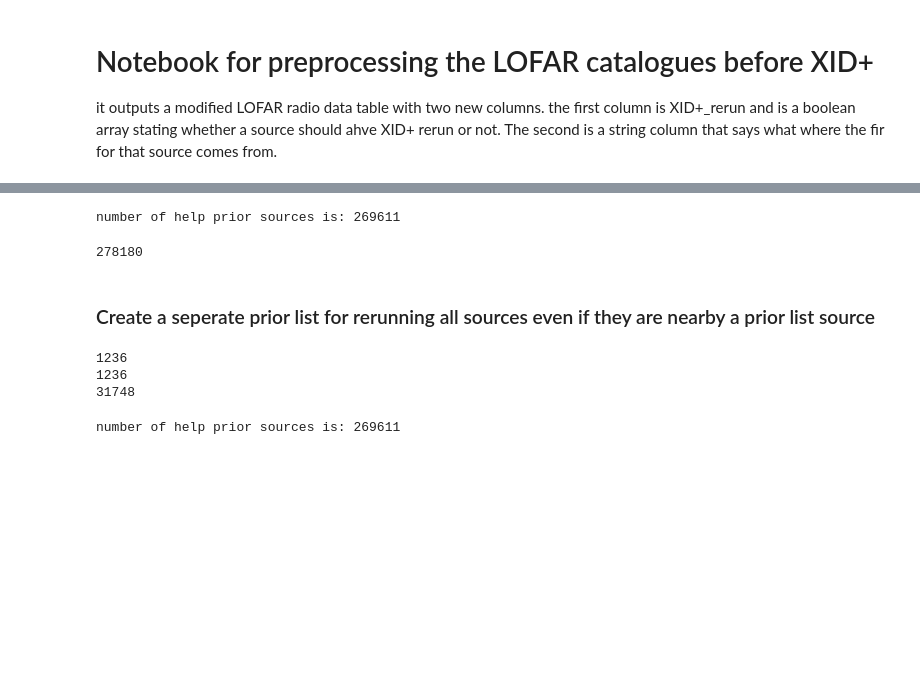
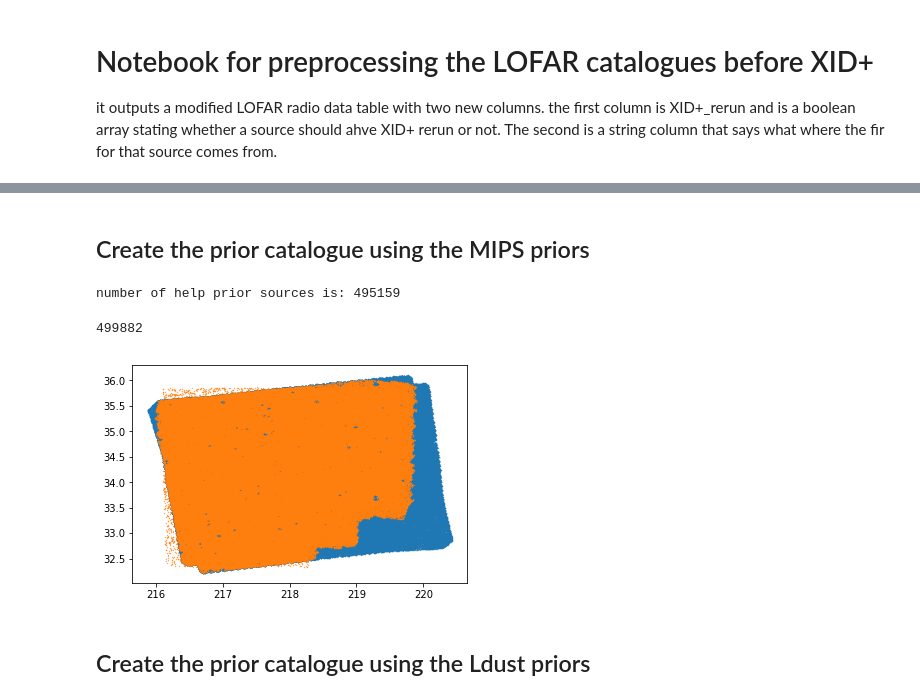
Before and after one commit to StevenDuivenvoorden/FIR-group, a Jupyter notebook: Ian/lofar/deep_fields/Bootes/XID+_preparation.ipynb, the cells around one changed output, grey strips where cells are left out. Saved outputs shown, nothing was run; the diff lists cells and outputs as text; code cells hidden in the pictures; blank space fills up the shorter version.

```diff
--- a/Ian/lofar/deep_fields/Bootes/XID+_preparation.ipynb
+++ b/Ian/lofar/deep_fields/Bootes/XID+_preparation.ipynb
@@ -63,8 +129,8 @@ MIPS covers: 8.705827417989953sq degrees
 # %%
-#Read in the LOFAR data and select sources with no FIR measurements from XID+
-lofar = Table.read('data/data_release/final_cross_match_catalogue-v0.1.fits')
+lofar = Table.read('data/data_release/final_cross_match_catalogue-v0.5.fits')
 mask = (~np.isnan(lofar['F_SPIRE_250'])) | (~np.isnan(lofar['F_SPIRE_350'])) | (~np.isnan(lofar['F_SPIRE_500']))
 lofar = lofar[~mask]
+print(len(lofar))
 
 ras = lofar['optRA']
 mask = np.isnan(ras)
@@ -87,5 +160,5 @@ len(lofar)
 # %%
-#Read in the HELP masterlist and select the wanted columns
-columns = 'ra','dec','help_id','flag_optnir_det','f_mips_24'
-masterlist = Table.read('../../../../../HELP/dmu_products/dmu32/dmu32_ELAIS-N1/data/ELAIS-N1_20171020.fits')
+columns = 'ra','dec','help_id','flag_optnir_det','f_irac_i1','f_irac_i2','f_irac_i3','f_irac_i4','f_mips_24','f_pacs_green','f_pacs_red'
+masterlist = Table.read('../../../../../HELP/dmu_products/dmu32/dmu32_Bootes/data/Bootes_20190701_cigale.fits')
 help_masterlist = masterlist[columns]
+help_masterlist[0]
@@ -92,7 +171,9 @@ help_masterlist = masterlist[columns]
+# %% [markdown]
+## Create the prior catalogue using the MIPS priors
 # %%
 mips_mask = (help_masterlist['flag_optnir_det']>=5) & (help_masterlist['f_mips_24']>20)
 
 prior_cat = help_masterlist[mips_mask]
 print('number of help prior sources is: {}'.format(len(prior_cat)))
 # %% [output]
-number of help prior sources is: 269611
+number of help prior sources is: 495159
@@ -108,5 +181,5 @@ lofar_prior.add_columns([cra,cdec,cids,cdet,cmips])
 prior_cat = vstack([prior_cat,lofar_prior])
 len(prior_cat)
 # %% [output]
-278180
+499882
 # %%
@@ -114,21 +186,0 @@ Table.write(prior_cat,'data/data_release/xidplus_prior_cat.fits',overwrite=True)
-# %% [markdown]
-### Create a seperate prior list for rerunning all sources even if they are nearby a prior list source
-# %%
-lofar = Table.read('data/data_release/final_cross_match_catalogue-v0.1.fits')
-
-ras = lofar['optRA']
-mask = np.isnan(ras)
-print(np.sum(mask))
-ras[mask] = lofar['RA'][mask]
-
-decs = lofar['optDec']
-mask = np.isnan(decs)
-print(np.sum(mask))
-decs[mask] = lofar['DEC'][mask]
-
-ids = lofar['Source_Name']
-print(len(ras))
-# %% [output]
-1236
-1236
-31748
@@ -139,7 +186,0 @@ help_masterlist = masterlist[columns]
-# %%
-mips_mask = (help_masterlist['flag_optnir_det']>=5) & (help_masterlist['f_mips_24']>20)
-
-prior_cat = help_masterlist[mips_mask]
-print('number of help prior sources is: {}'.format(len(prior_cat)))
-# %% [output]
-number of help prior sources is: 269611
@@ -153,0 +187,11 @@ lofar_prior.add_columns([cra,cdec,cids,cdet,cmips])
+# %%
+x = help_masterlist['ra']
+y = help_masterlist['dec']
+plt.scatter(x,y,s=0.1)
+
+x = prior_cat['ra']
+y = prior_cat['dec']
+plt.scatter(x,y,s=0.1)
+plt.show()
+# %% [output]
+[figure, added]
@@ -153,0 +210,2 @@ lofar_prior.add_columns([cra,cdec,cids,cdet,cmips])
+# %% [markdown]
+## Create the prior catalogue using the Ldust priors
```
Also changed, not shown: parts of 48 cells of this notebook, 37 other files.
